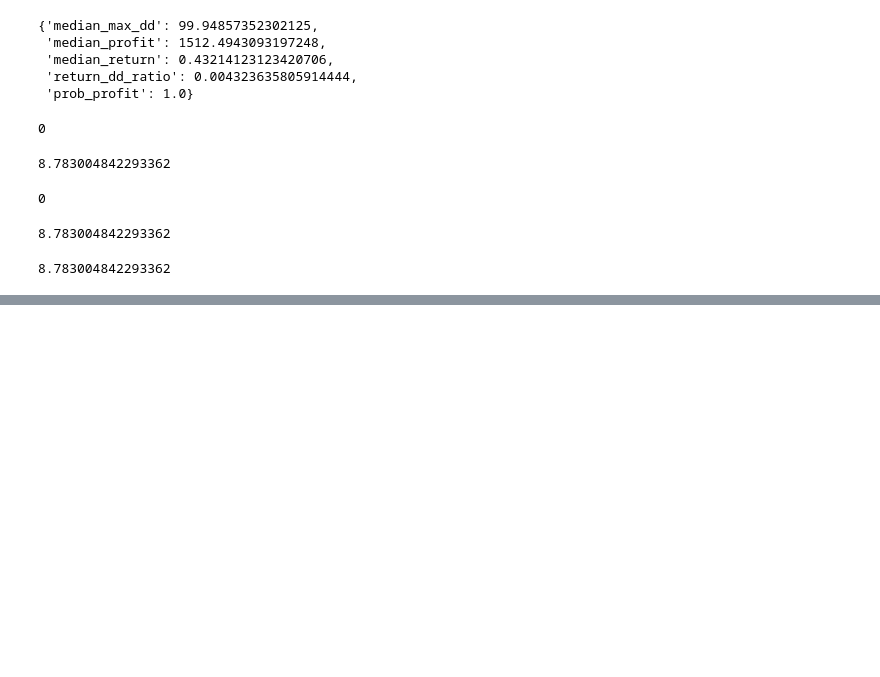
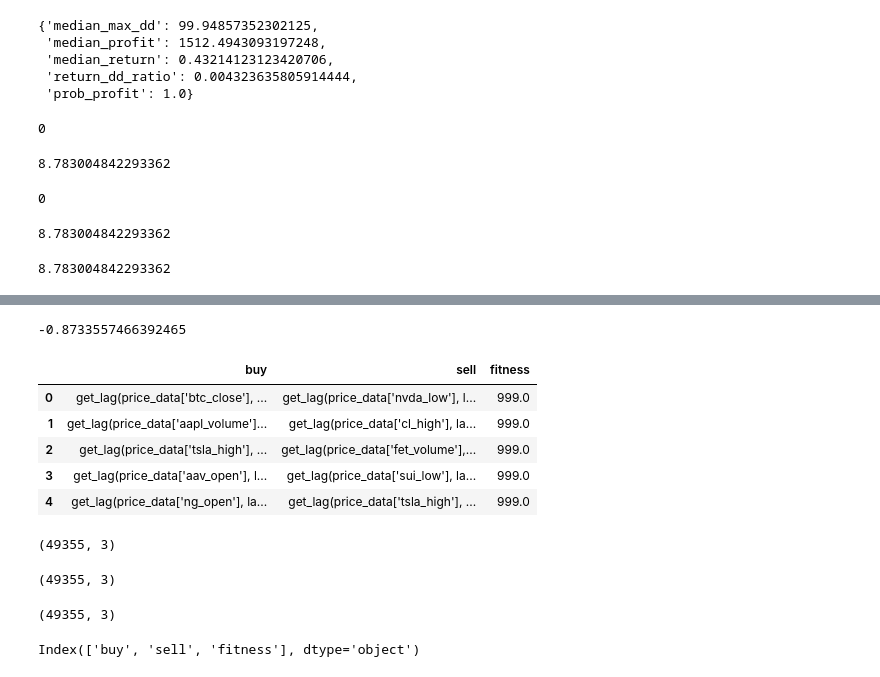
Before and after one commit to VaheC/PonyGE2, a Jupyter notebook: test.ipynb, the cells around one changed output, grey strips where cells are left out. Cells and saved outputs as stored; diff of their text form; code cells hidden in the pictures; blank space fills up the shorter version.

```diff
--- a/test.ipynb
+++ b/test.ipynb
@@ -4154,0 +4099,28 @@ array([-9.99000000e+02, -9.99000000e+02, -9.99000000e+02, -9.99000000e+02,
+# %%
+from numba import njit
+import numpy as np
+import math
+
+@njit(cache=True)
+def sortino_ratio(profit_loss, target_pl=0):
+
+    downside_pnl = profit_loss[profit_loss < target_pl]
+    if len(downside_pnl) == 0:
+        return 0
+
+    downside_deviation = np.sqrt(np.mean((downside_pnl - target_pl) ** 2))
+    if downside_deviation == 0:
+        return 0
+
+    mean_pnl = np.mean(profit_loss)
+    sortino_ratio = (mean_pnl - target_pl) / downside_deviation
+
+    return sortino_ratio
+
+temp_arr = np.random.rand(100)
+temp_arr2 = np.random.rand(100)
+temp_arr3 = np.random.rand(100)
+temp_arr4 = np.random.rand(100) * (-1)
+sortino_ratio(temp_arr4)
+# %% [output]
+-0.8733557466392465
@@ -4154,0 +4134,26 @@ array([-9.99000000e+02, -9.99000000e+02, -9.99000000e+02, -9.99000000e+02,
+# %%
+df.head()
+# %% [output]
+|  | buy | sell | fitness |
+| 0 | get_lag(price_data['btc_close'], ... | get_lag(price_data['nvda_low'], l... | 999.0 |
+| 1 | get_lag(price_data['aapl_volume']... | get_lag(price_data['cl_high'], la... | 999.0 |
+| 2 | get_lag(price_data['tsla_high'], ... | get_lag(price_data['fet_volume'],... | 999.0 |
+| 3 | get_lag(price_data['aav_open'], l... | get_lag(price_data['sui_low'], la... | 999.0 |
+| 4 | get_lag(price_data['ng_open'], la... | get_lag(price_data['tsla_high'], ... | 999.0 |
+# %%
+df.shape
+# %% [output]
+(49355, 3)
+# %%
+df[~df.duplicated()].shape
+# %% [output]
+(49355, 3)
+# %%
+df = df[(~df.duplicated()) & (df['fitness'] != 'fitness')]
+df.shape
+# %% [output]
+(49355, 3)
+# %%
+df.columns
+# %% [output]
+Index(['buy', 'sell', 'fitness'], dtype='object')
```
Also changed, not shown: parts of 15 cells of this notebook, 1 other file.
